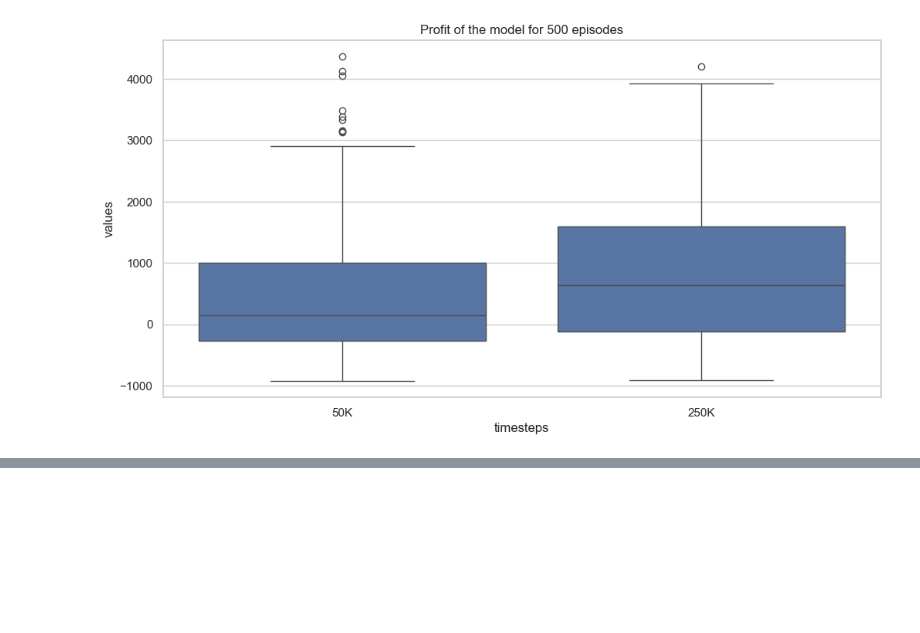
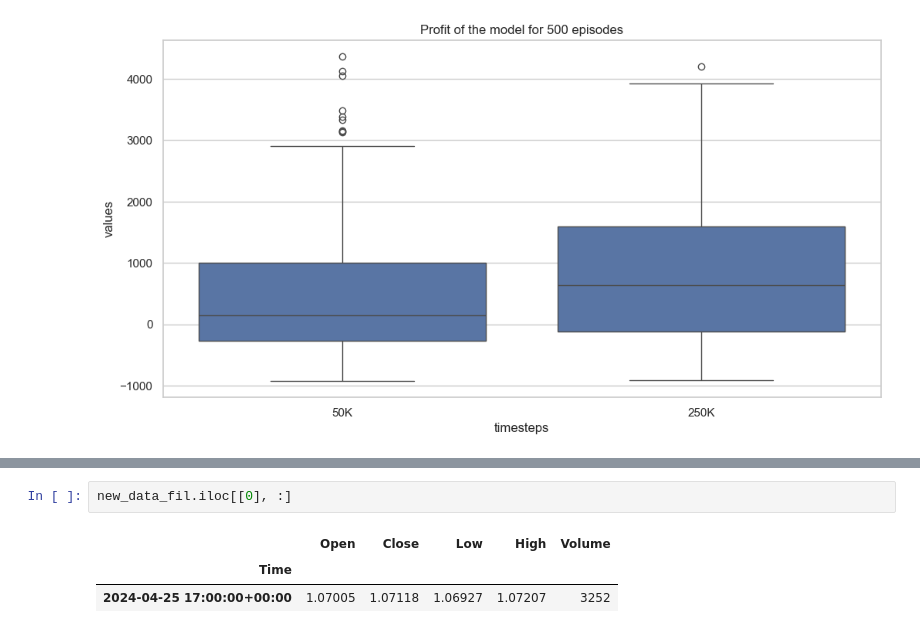
Before and after one commit to lilfetz22/gym_mtsim_forked, a Jupyter notebook: examples/saving_tested_model.ipynb, the cells around one changed output, grey strips where cells are left out. Drawn from its saved outputs; the diff is of its cells as text; blank space fills up the shorter version.

```diff
--- a/examples/saving_tested_model.ipynb
+++ b/examples/saving_tested_model.ipynb
@@ -459,0 +556,6 @@ plt.show()
+# %%
+new_data_fil.iloc[[0], :]
+# %% [output]
+|  | Open | Close | Low | High | Volume |
+| Time |  |  |  |  |  |
+| 2024-04-25 17:00:00+00:00 | 1.07005 | 1.07118 | 1.06927 | 1.07207 | 3252 |
```
Also changed, not shown: parts of 13 cells of this notebook.
